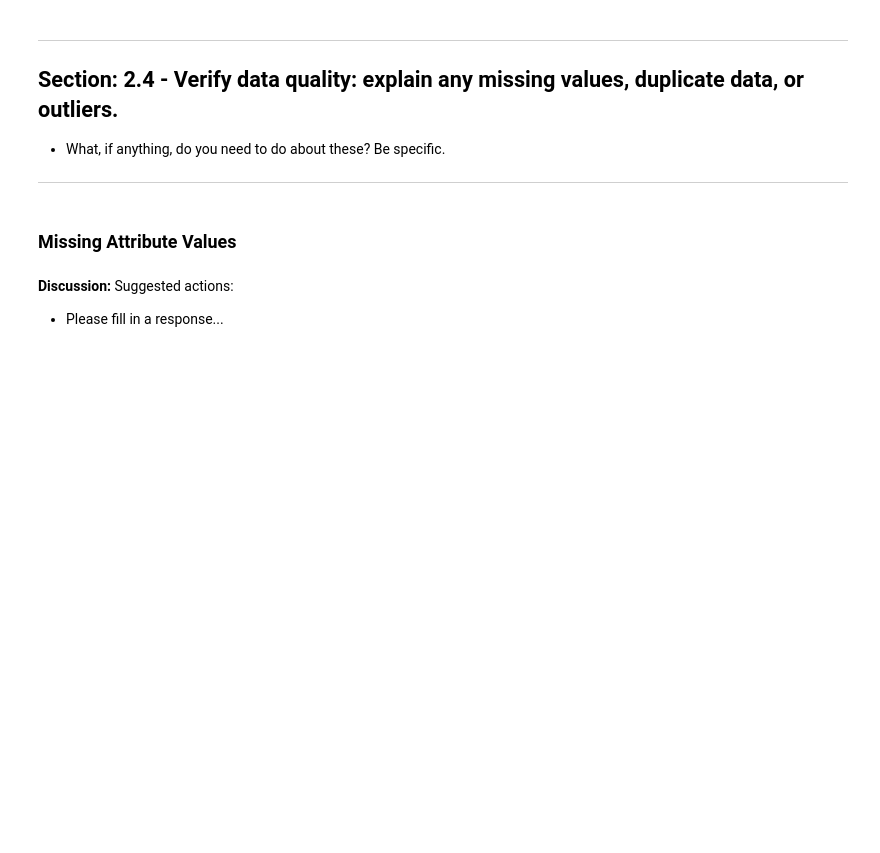
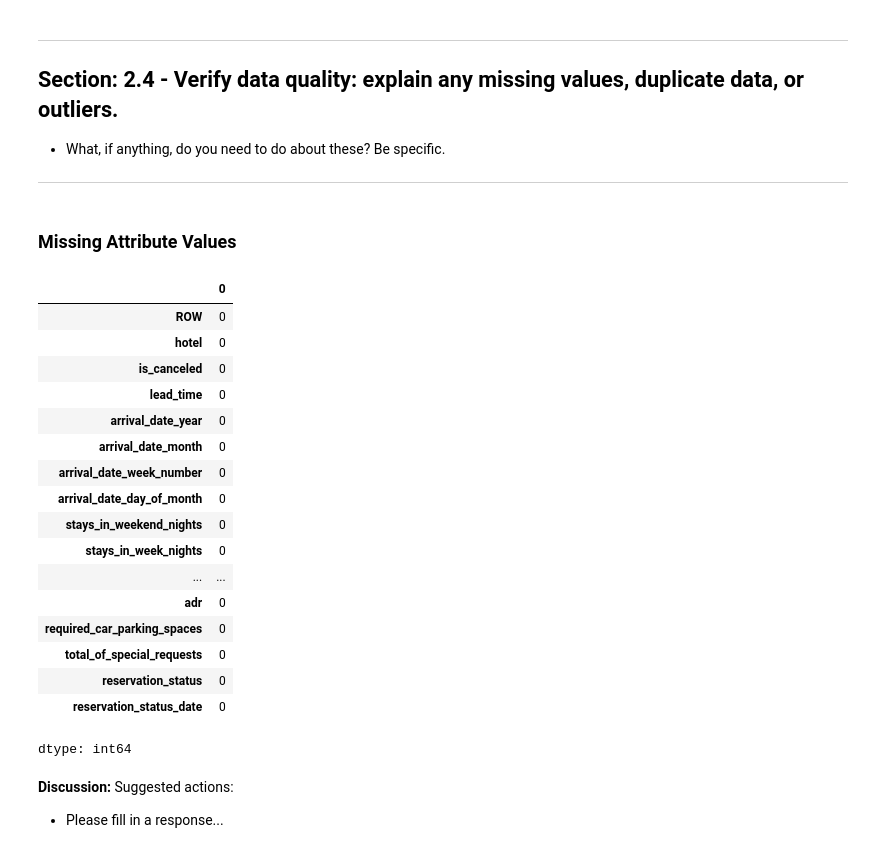
Before and after one commit to morgan1461/osu-gradtda-5622-sp26, a Jupyter notebook: course_materials/case_studies/1/GRADTDA5622-Sp23-CS1-Template_V1.ipynb, the cells around one changed output. Saved outputs shown, nothing was run; the diff lists cells and outputs as text; code cells hidden in the pictures; blank space fills up the shorter version.

```diff
--- a/course_materials/case_studies/1/GRADTDA5622-Sp23-CS1-Template_V1.ipynb
+++ b/course_materials/case_studies/1/GRADTDA5622-Sp23-CS1-Template_V1.ipynb
@@ -285,0 +446,5 @@ memory usage: 30.1+ MB
+# %%
+# transform this data into datetime to evaluate futher
+data_df['reservation_status_date'] = pd.to_datetime(data_df['reservation_status_date'])
+print(f'Min Date: {data_df['reservation_status_date'].min()}')
+print(f'Max Date: {data_df['reservation_status_date'].max()}') # this is the date range we are working with.
@@ -356,6 +594,28 @@ Note that there are some suspicious values above.  These may be data quality iss
 ***
 # %% [markdown]
 ### **Missing Attribute Values**
+# %%
+# the plan is to go through any missing values and determine what should or should not be done with each
+data_df.isna().sum()
+# %% [output]
+|  | 0 |
+| ROW | 0 |
+| hotel | 0 |
+| is_canceled | 0 |
+| lead_time | 0 |
+| arrival_date_year | 0 |
+| arrival_date_month | 0 |
+| arrival_date_week_number | 0 |
+| arrival_date_day_of_month | 0 |
+| stays_in_weekend_nights | 0 |
+| stays_in_week_nights | 0 |
+| ... | ... |
+| adr | 0 |
+| required_car_parking_spaces | 0 |
+| total_of_special_requests | 0 |
+| reservation_status | 0 |
+| reservation_status_date | 0 |
+dtype: int64
 # %% [markdown]
 **Discussion:**
 Suggested actions:
```
Also changed, not shown: parts of 25 cells of this notebook.
